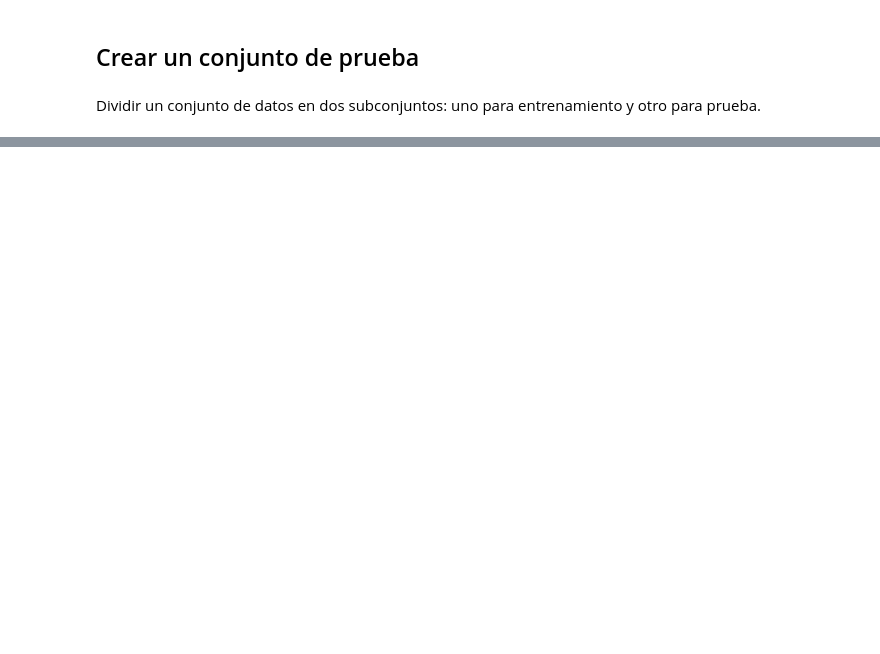
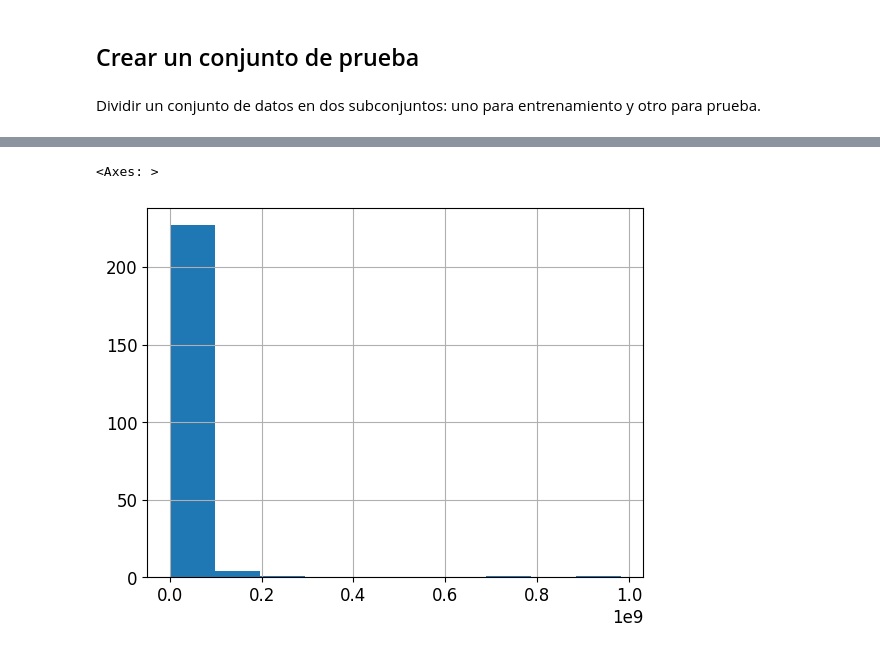
Before and after one commit to Sebastian-Landeo/Predecir-Poblaci-n-Mundial-ML, a Jupyter notebook: PredecirPoblaciónMundial_MachineLearning.ipynb, the cells around one changed output, grey strips where cells are left out. Drawn from its saved outputs; the diff is of its cells as text; code cells hidden in the pictures; blank space fills up the shorter version.

```diff
--- a/PredecirPoblaciónMundial_MachineLearning.ipynb
+++ b/PredecirPoblaciónMundial_MachineLearning.ipynb
@@ -241,0 +329,5 @@ Dividir un conjunto de datos en dos subconjuntos: uno para entrenamiento y otro
+# %%
+data_com["pop1980"].hist()
+# %% [output]
+<Axes: >
+[figure, added]
```
Also changed, not shown: parts of 35 cells of this notebook.
